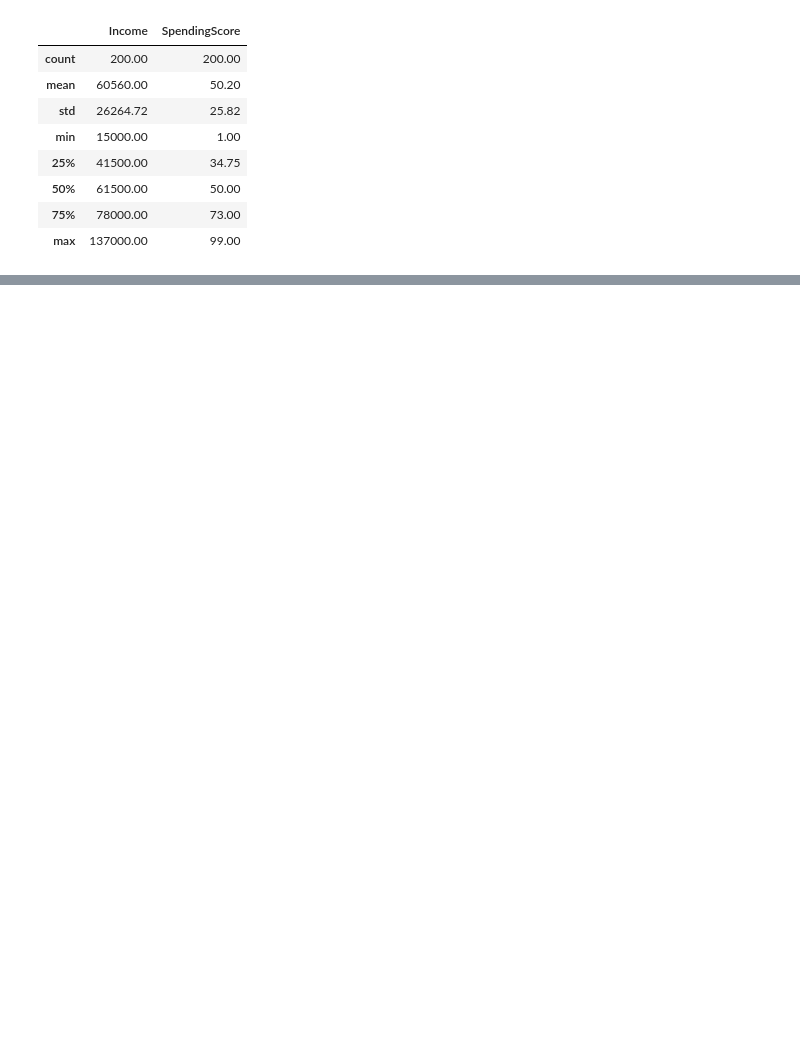
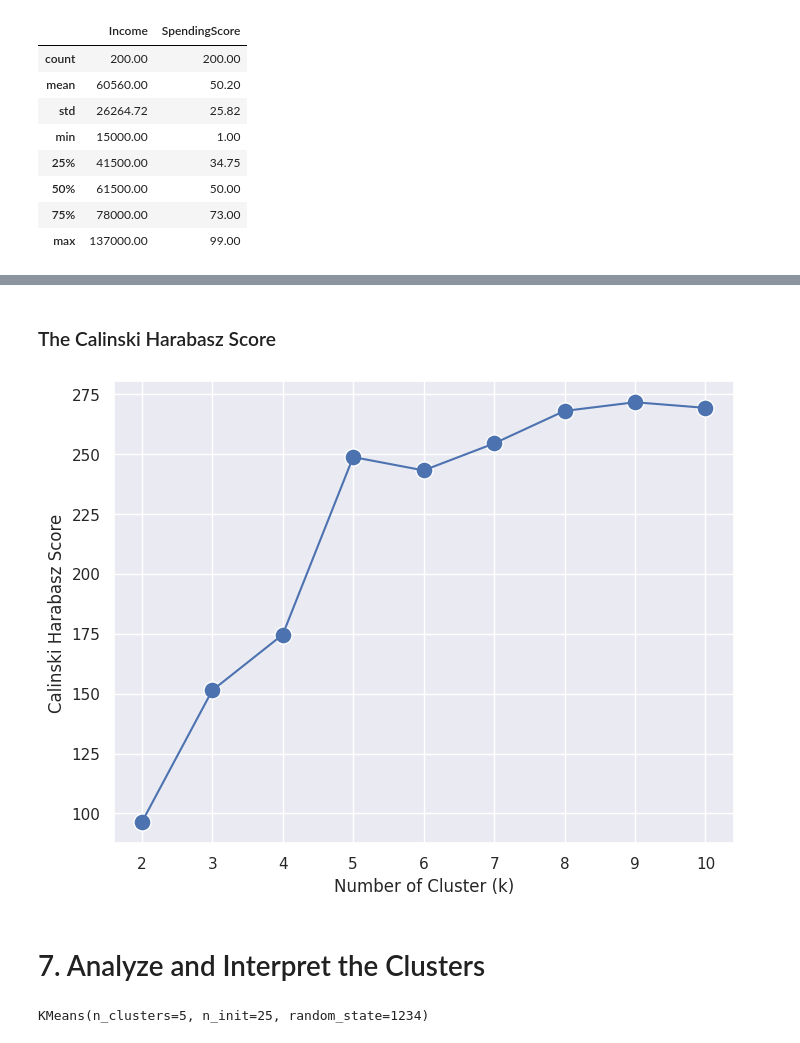
Before and after one commit to vaaaltin/data-science_ml-engineer, a Jupyter notebook: Models/kmeans.ipynb, the cells around one changed output, grey strips where cells are left out. Drawn from its saved outputs; the diff is of its cells as text; code cells hidden in the pictures; blank space fills up the shorter version.

```diff
--- a/Models/kmeans.ipynb
+++ b/Models/kmeans.ipynb
@@ -185,0 +372,36 @@ customers[['Income', 'SpendingScore']].describe().round(2)
+# %% [markdown]
+### The Calinski Harabasz Score
+# %%
+from sklearn.metrics import calinski_harabasz_score
+
+calinski = []
+for k in range(2, 11):
+    km = KMeans(n_clusters = k, n_init = 25, random_state = 1234)
+    km.fit(customers_scaled)
+    calinski.append(calinski_harabasz_score(customers_scaled, km.labels_))
+
+calinski_series = pd.Series(calinski, index = range(2, 11))
+
+plt.figure(figsize=(8, 6))
+ax = sns.lineplot(
+    y = calinski_series,
+    x = calinski_series.index
+)
+ax = sns.scatterplot(
+    y = calinski_series,
+    x = calinski_series.index,
+    s = 150
+)
+ax = ax.set(
+    xlabel = 'Number of Cluster (k)',
+    ylabel = 'Calinski Harabasz Score'
+)
+# %% [output]
+[figure, added]
+# %% [markdown]
+# 7. Analyze and Interpret the Clusters
+# %%
+km = KMeans(n_clusters = 5, n_init = 25, random_state = 1234)
+km.fit(customers_scaled)
+# %% [output]
+KMeans(n_clusters=5, n_init=25, random_state=1234)
```
Also changed, not shown: parts of 28 cells of this notebook.
